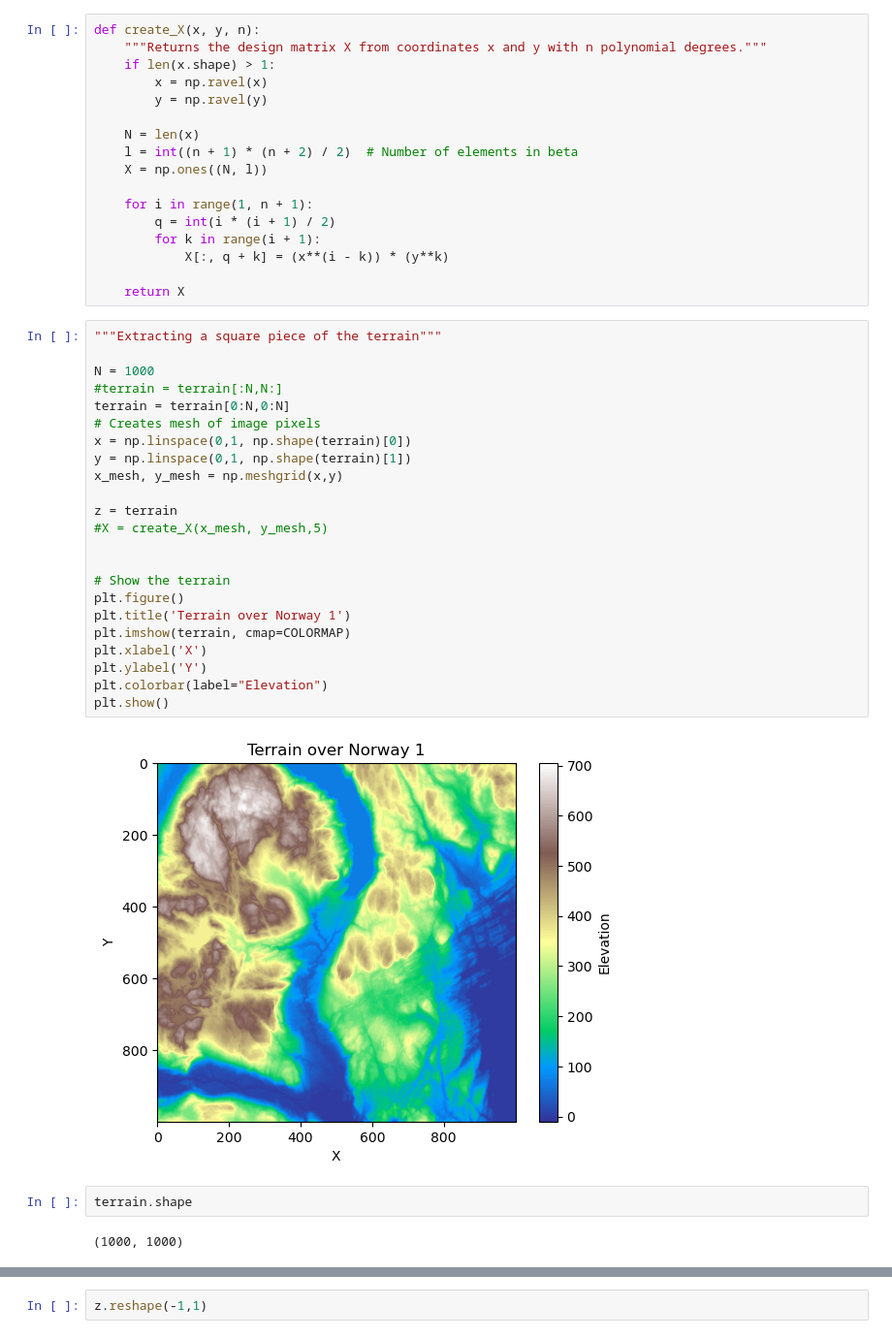
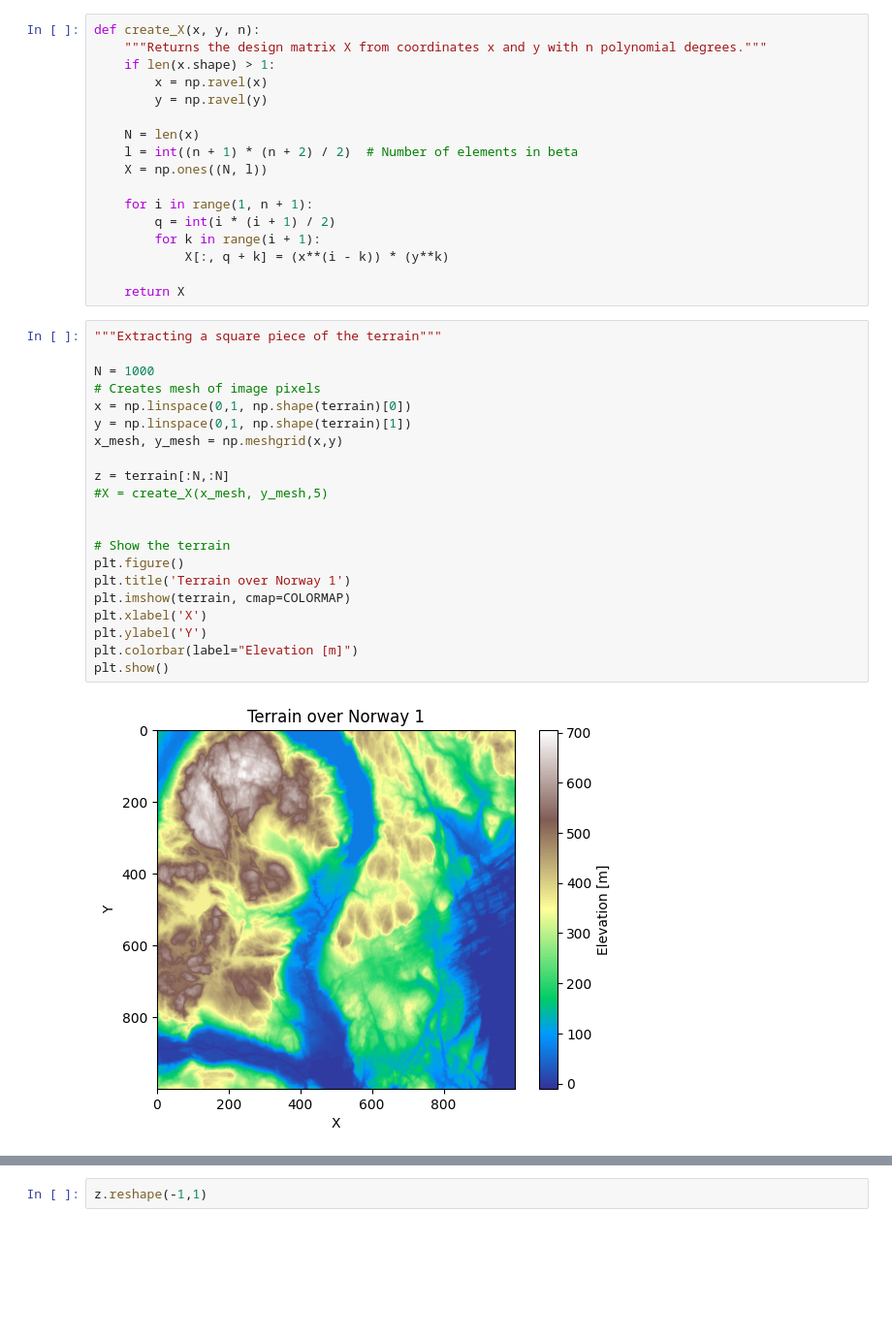
Before and after one commit to LassePladsen/FYS-STK3155-projects, a Jupyter notebook: project1/source_code/part_g_real_data.ipynb, the cells around one changed output, grey strips where cells are left out. Shown at 97% size. Drawn from its saved outputs; the diff is of its cells as text; blank space fills up the shorter version.

```diff
--- a/project1/source_code/part_g_real_data.ipynb
+++ b/project1/source_code/part_g_real_data.ipynb
@@ -42,32 +42,26 @@ def create_X(x, y, n):
             X[:, q + k] = (x**(i - k)) * (y**k)
 
     return X
-# %%
-"""Extracting a square piece of the terrain"""
-
-N = 1000
-#terrain = terrain[:N,N:]
-terrain = terrain[0:N,0:N]
-# Creates mesh of image pixels
-x = np.linspace(0,1, np.shape(terrain)[0])
-y = np.linspace(0,1, np.shape(terrain)[1])
-x_mesh, y_mesh = np.meshgrid(x,y)
-
-z = terrain
-#X = create_X(x_mesh, y_mesh,5)
-
-
-# Show the terrain
-plt.figure()
-plt.title('Terrain over Norway 1')
-plt.imshow(terrain, cmap=COLORMAP)
-plt.xlabel('X')
-plt.ylabel('Y')
-plt.colorbar(label="Elevation")
-plt.show()
-# %% [output]
-[figure, removed]
-# %%
-terrain.shape
-# %% [output]
-(1000, 1000)
+# %%
+"""Extracting a square piece of the terrain"""
+
+N = 1000
+# Creates mesh of image pixels
+x = np.linspace(0,1, np.shape(terrain)[0])
+y = np.linspace(0,1, np.shape(terrain)[1])
+x_mesh, y_mesh = np.meshgrid(x,y)
+
+z = terrain[:N,:N]
+#X = create_X(x_mesh, y_mesh,5)
+
+
+# Show the terrain
+plt.figure()
+plt.title('Terrain over Norway 1')
+plt.imshow(terrain, cmap=COLORMAP)
+plt.xlabel('X')
+plt.ylabel('Y')
+plt.colorbar(label="Elevation [m]")
+plt.show()
+# %% [output]
+[figure, added]
```
Also changed, not shown: parts of 7 cells of this notebook.
